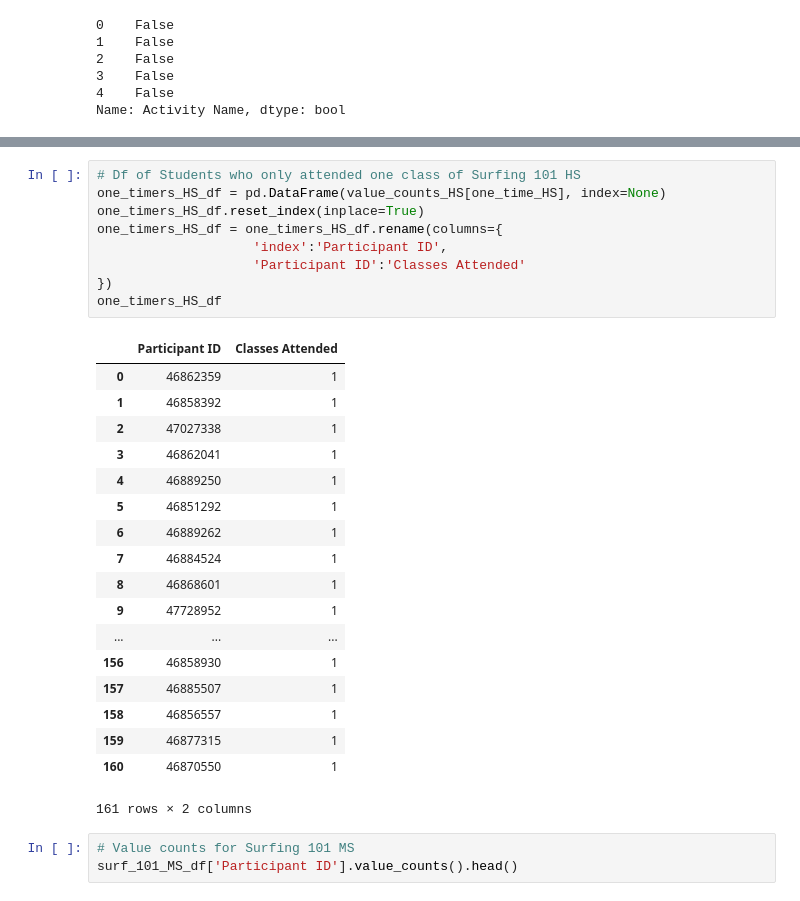
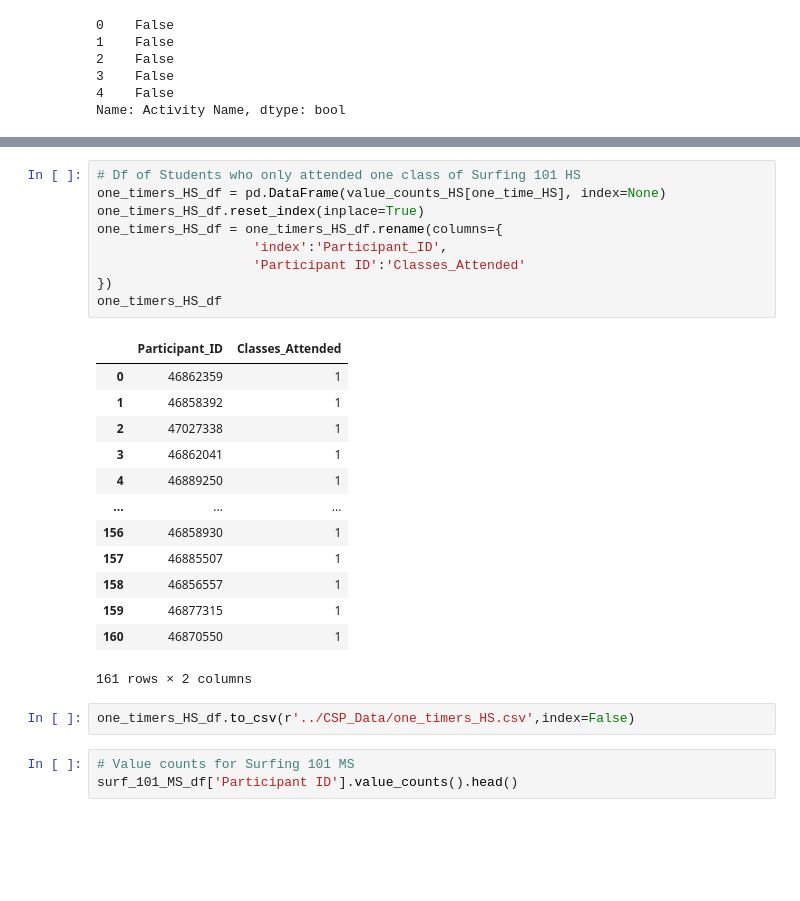
Before and after one commit to SladeMahoney/City_Surf_Project, a Jupyter notebook: Database/One_Time_Students_Clean.ipynb, the cells around one changed output, grey strips where cells are left out. Saved outputs shown, nothing was run; the diff lists cells and outputs as text; blank space fills up the shorter version.

```diff
--- a/Database/One_Time_Students_Clean.ipynb
+++ b/Database/One_Time_Students_Clean.ipynb
@@ -296,24 +241,19 @@ Name: Participant ID, Length: 161, dtype: int64
 # %%
 # Df of Students who only attended one class of Surfing 101 HS
 one_timers_HS_df = pd.DataFrame(value_counts_HS[one_time_HS], index=None)
 one_timers_HS_df.reset_index(inplace=True)
 one_timers_HS_df = one_timers_HS_df.rename(columns={
-                    'index':'Participant ID',
-                    'Participant ID':'Classes Attended'
+                    'index':'Participant_ID',
+                    'Participant ID':'Classes_Attended'
 })
 one_timers_HS_df
 # %% [output]
-|  | Participant ID | Classes Attended |
+|  | Participant_ID | Classes_Attended |
 | 0 | 46862359 | 1 |
 | 1 | 46858392 | 1 |
 | 2 | 47027338 | 1 |
 | 3 | 46862041 | 1 |
 | 4 | 46889250 | 1 |
-| 5 | 46851292 | 1 |
-| 6 | 46889262 | 1 |
-| 7 | 46884524 | 1 |
-| 8 | 46868601 | 1 |
-| 9 | 47728952 | 1 |
 | ... | ... | ... |
 | 156 | 46858930 | 1 |
 | 157 | 46885507 | 1 |
@@ -321,6 +261,8 @@ one_timers_HS_df
 | 159 | 46877315 | 1 |
 | 160 | 46870550 | 1 |
 161 rows × 2 columns
+# %%
+one_timers_HS_df.to_csv(r'../CSP_Data/one_timers_HS.csv',index=False)
 # %%
 # Value counts for Surfing 101 MS
 surf_101_MS_df['Participant ID'].value_counts().head()
```
Also changed, not shown: parts of 11 cells of this notebook, 26 other files.
